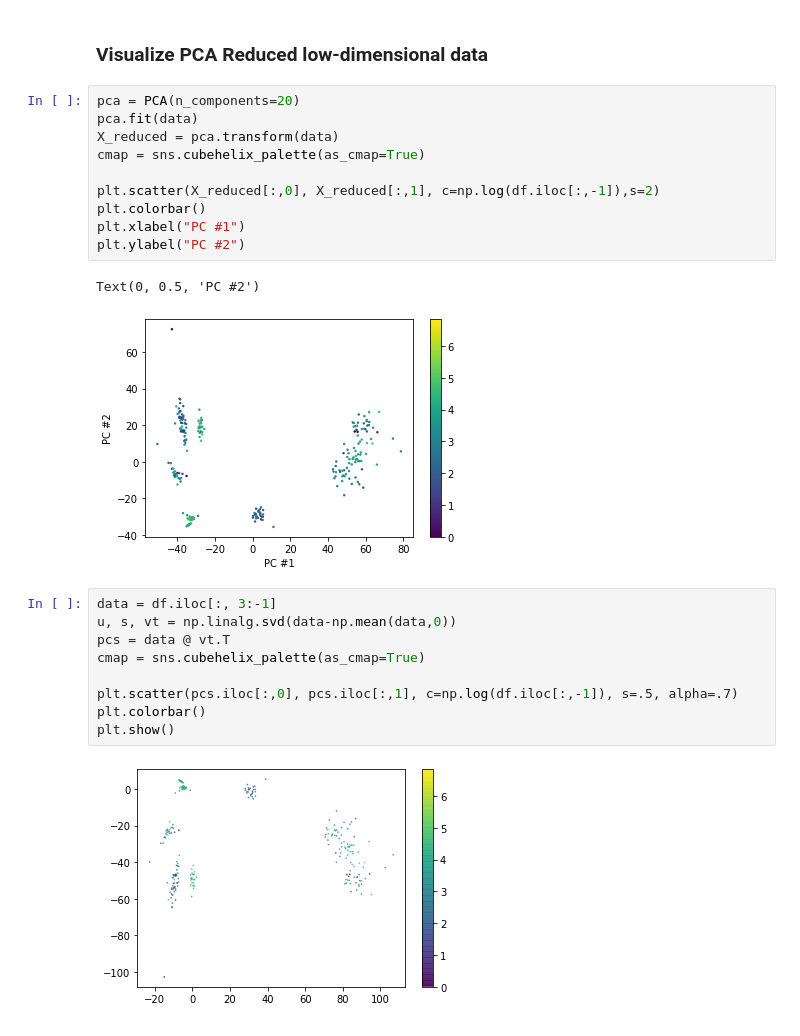
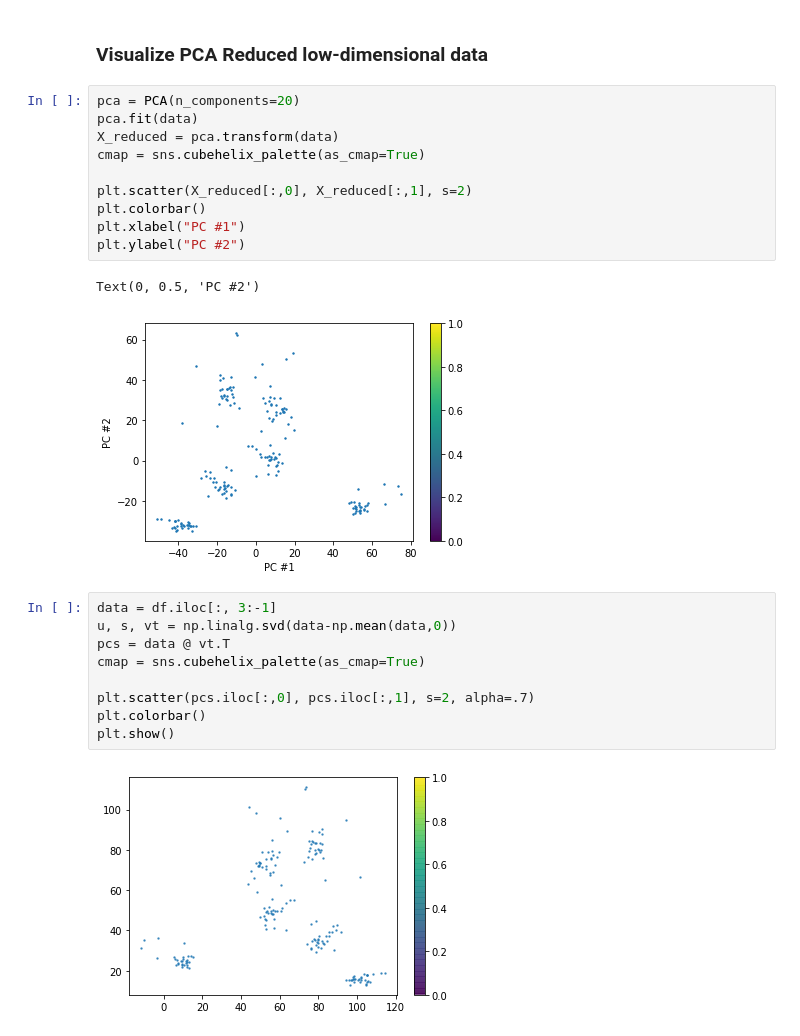
Before and after one commit to JumjieYang/COVID19-ML, a Jupyter notebook: visualize.ipynb, the cells around one changed output. Saved outputs shown, nothing was run; the diff lists cells and outputs as text.

```diff
--- a/visualize.ipynb
+++ b/visualize.ipynb
@@ -95,24 +89,24 @@ pca.fit(data)
 X_reduced = pca.transform(data)
 cmap = sns.cubehelix_palette(as_cmap=True)
 
-plt.scatter(X_reduced[:,0], X_reduced[:,1], c=np.log(df.iloc[:,-1]),s=2)
+plt.scatter(X_reduced[:,0], X_reduced[:,1], s=2)
 plt.colorbar()
 plt.xlabel("PC #1")
 plt.ylabel("PC #2")
 # %% [output]
 Text(0, 0.5, 'PC #2')
-[figure, old version]
+[figure, new version]
 # %%
 data = df.iloc[:, 3:-1]
 u, s, vt = np.linalg.svd(data-np.mean(data,0))
 pcs = data @ vt.T
 cmap = sns.cubehelix_palette(as_cmap=True)
 
-plt.scatter(pcs.iloc[:,0], pcs.iloc[:,1], c=np.log(df.iloc[:,-1]), s=.5, alpha=.7)
+plt.scatter(pcs.iloc[:,0], pcs.iloc[:,1], s=2, alpha=.7)
 plt.colorbar()
 plt.show()
 # %% [output]
-[figure, old version]
+[figure, new version]
 # %%
 high = KMeans(5)
 high.fit(data)
```
Also changed, not shown: parts of 5 cells of this notebook, 2 other files.
